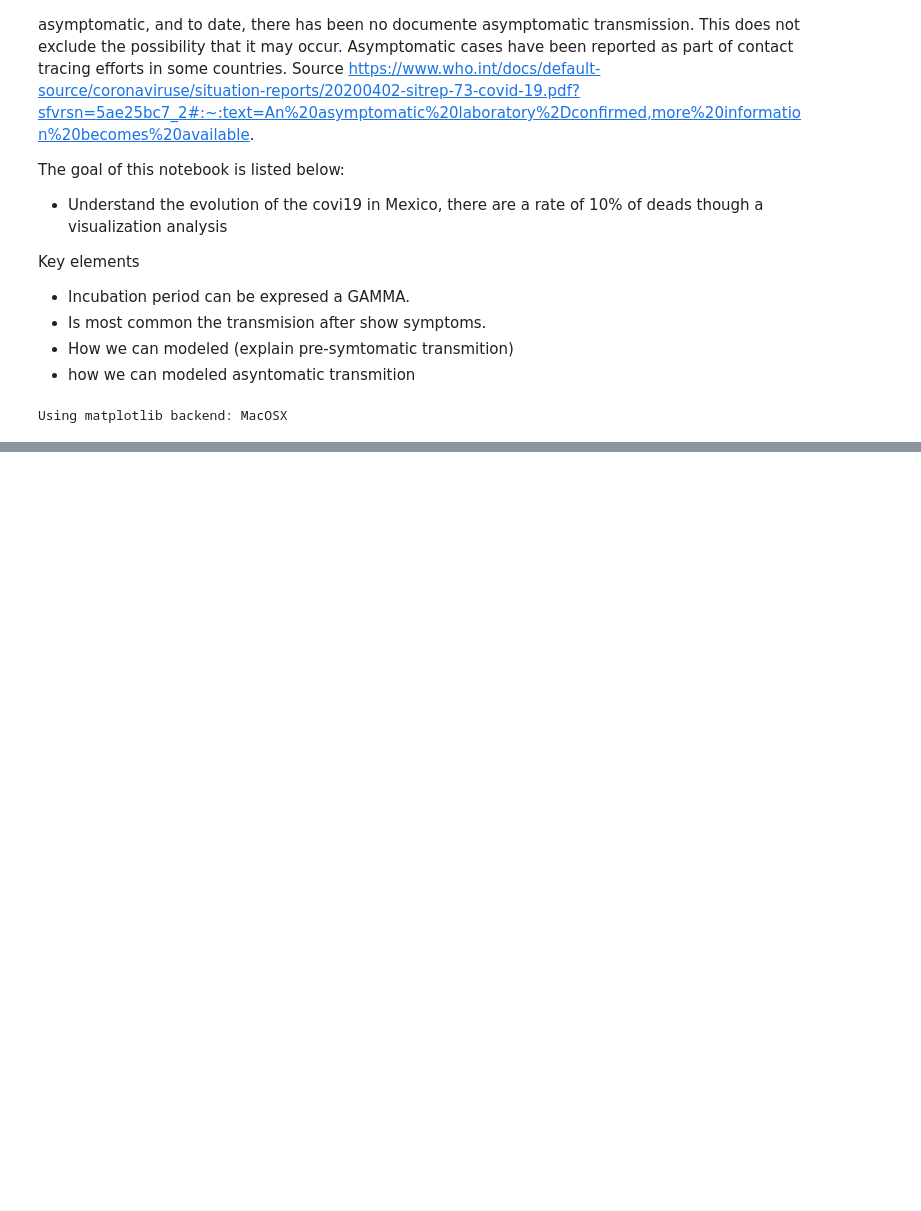
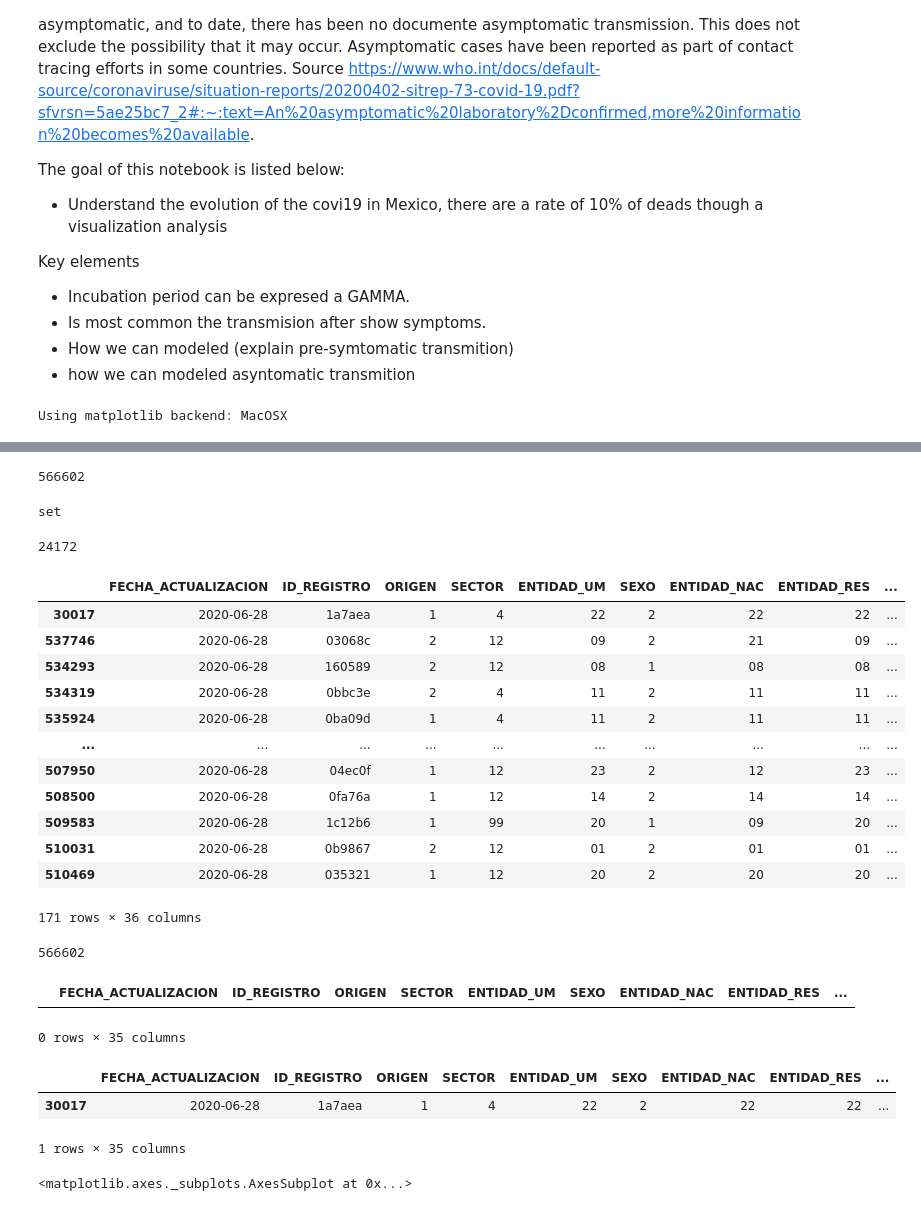
Before and after one commit to CarlosUrteaga/COVID19MX, a Jupyter notebook: notebook/Análisis.ipynb, the cells around one changed output, grey strips where cells are left out. Drawn from its saved outputs; the diff is of its cells as text; code cells hidden in the pictures; blank space fills up the shorter version.

```diff
--- a/notebook/Análisis.ipynb
+++ b/notebook/Análisis.ipynb
@@ -52,0 +114,51 @@ len(df0)
+# %%
+df.ID_REGISTRO.nunique()
+# %% [output]
+566602
+# %%
+a = set(df0.ID_REGISTRO.unique().tolist())- set(df.ID_REGISTRO.unique().tolist())
+# %%
+type(a)
+# %% [output]
+set
+# %%
+df1 = df0[df0.ID_REGISTRO.isin(list(a))]
+df1 = df1.copy()
+# %%
+df1.FechaRegistro = pd.to_datetime(df1['FechaRegistro'], format='%Y-%m-%d')
+df1 = df1.sort_values(by='FechaRegistro', ascending=False)
+# %%
+df1.ID_REGISTRO.nunique()
+# %% [output]
+24172
+# %%
+df1[df1.FechaRegistro=='2020-06-28']
+# %% [output]
+|  | FECHA_ACTUALIZACION | ID_REGISTRO | ORIGEN | SECTOR | ENTIDAD_UM | SEXO | ENTIDAD_NAC | ENTIDAD_RES | ... |
+| 30017 | 2020-06-28 | 1a7aea | 1 | 4 | 22 | 2 | 22 | 22 | ... |
+| 537746 | 2020-06-28 | 03068c | 2 | 12 | 09 | 2 | 21 | 09 | ... |
+| 534293 | 2020-06-28 | 160589 | 2 | 12 | 08 | 1 | 08 | 08 | ... |
+| 534319 | 2020-06-28 | 0bbc3e | 2 | 4 | 11 | 2 | 11 | 11 | ... |
+| 535924 | 2020-06-28 | 0ba09d | 1 | 4 | 11 | 2 | 11 | 11 | ... |
+| ... | ... | ... | ... | ... | ... | ... | ... | ... | ... |
+| 507950 | 2020-06-28 | 04ec0f | 1 | 12 | 23 | 2 | 12 | 23 | ... |
+| 508500 | 2020-06-28 | 0fa76a | 1 | 12 | 14 | 2 | 14 | 14 | ... |
+| 509583 | 2020-06-28 | 1c12b6 | 1 | 99 | 20 | 1 | 09 | 20 | ... |
+| 510031 | 2020-06-28 | 0b9867 | 2 | 12 | 01 | 2 | 01 | 01 | ... |
+| 510469 | 2020-06-28 | 035321 | 1 | 12 | 20 | 2 | 20 | 20 | ... |
+171 rows × 36 columns
+# %%
+len(df)
+# %% [output]
+566602
+# %%
+df[df.ID_REGISTRO=='1a7aea']
+# %% [output]
+|  | FECHA_ACTUALIZACION | ID_REGISTRO | ORIGEN | SECTOR | ENTIDAD_UM | SEXO | ENTIDAD_NAC | ENTIDAD_RES | ... |
+0 rows × 35 columns
+# %%
+dfA[dfA.ID_REGISTRO=='1a7aea']
+# %% [output]
+|  | FECHA_ACTUALIZACION | ID_REGISTRO | ORIGEN | SECTOR | ENTIDAD_UM | SEXO | ENTIDAD_NAC | ENTIDAD_RES | ... |
+| 30017 | 2020-06-28 | 1a7aea | 1 | 4 | 22 | 2 | 22 | 22 | ... |
+1 rows × 35 columns
@@ -52,0 +168,4 @@ len(df0)
+# %%
+df2.groupby(['FechaRegistro'])['FechaRegistro'].count().plot()
+# %% [output]
+<matplotlib.axes._subplots.AxesSubplot at 0x...>
```
Also changed, not shown: parts of 13 cells of this notebook, 1 other file.
